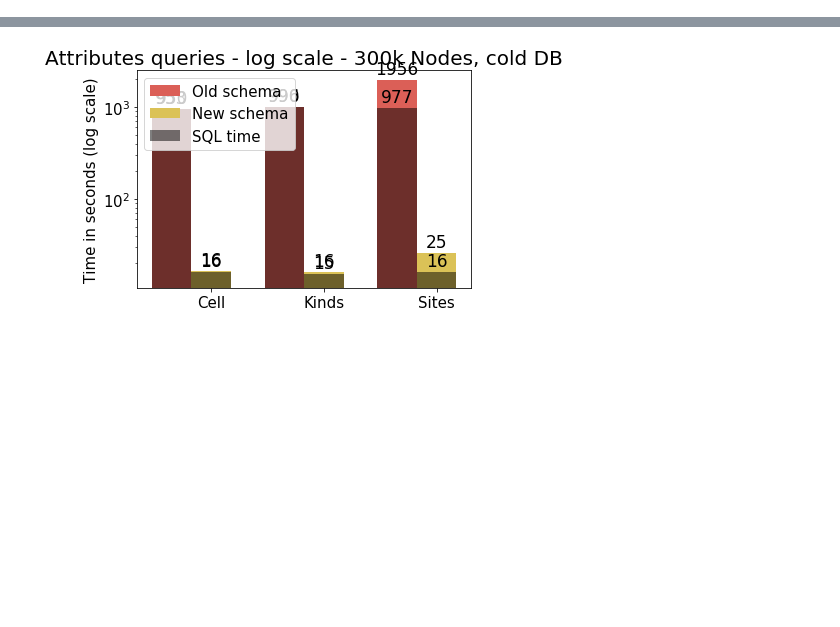
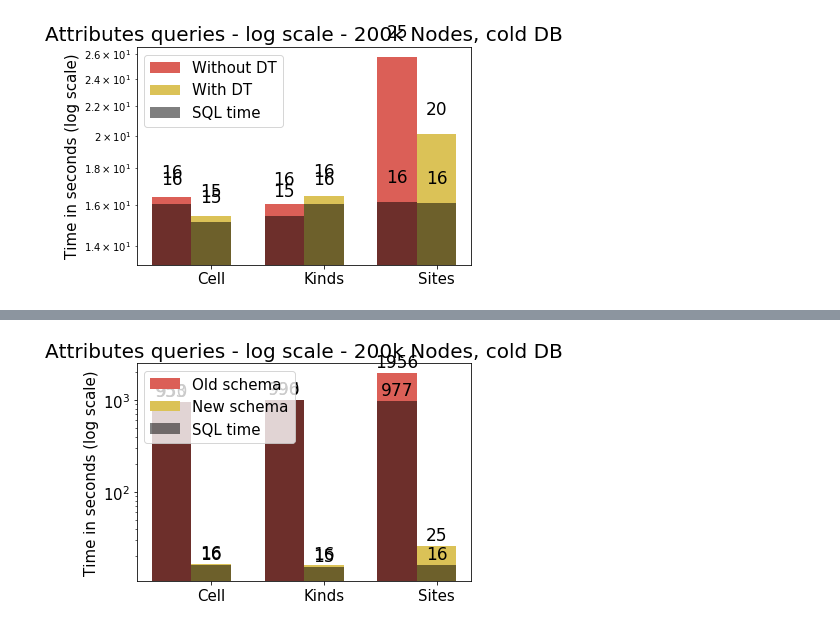
Before and after one commit to szoupanos/aiida_experiments, a Jupyter notebook: speedup_experiments/1.x_v2/graphs/graphs.ipynb, the cells around one changed output, grey strips where cells are left out. Saved outputs shown, nothing was run; the diff lists cells and outputs as text; code cells hidden in the pictures; blank space fills up the shorter version.

```diff
--- a/speedup_experiments/1.x_v2/graphs/graphs.ipynb
+++ b/speedup_experiments/1.x_v2/graphs/graphs.ipynb
@@ -4,3 +4,67 @@
 import seaborn as sns
 import matplotlib.pyplot as plt
 import numpy as np
+# %%
+# JSON speed-up experiments performed by Spyros (repeating Jocelyn's attribute experiments)
+# With a Django database provided by Davide. It's the continuation of Mounet's database.
+# For AiiDA v1
+
+# We compare the execution time in DJango JSONB using attributes queries.
+# In these graphs we compare the time needed with and without datetime conversion
+
+# 200k nodes - part of group 20160222-225236 - Cold DB
+
+# Data come from the following files:
+# speed_tests_aiida_jsonb_small.txt (JSONB - with datetime conversion)
+# speed_tests_aiida_jsonb_small_no_datetime.txt (JSONB - without datetime conversion)
+
+axis_size = 15
+val_size = 17
+title_size = 20
+legent_size = 15
+
+new_schema_with_dt = [16.3869299889, 16.0539438725, 25.7297959328]
+new_schema_sql_with_dt = [16.025652, 15.416674, 16.170481]
+new_schema_without_dt = [15.4248139858, 16.4456310272, 20.1244819164]
+new_schema_sql_without_dt = [15.134946, 16.040837, 16.097701]
+indices = ("cell", "kinds", "sites")
+
+ind = np.arange(3)  # the x locations for the groups
+width = 0.35       # the width of the barc
+cols = sns.color_palette("hls", 8)
+
+fig, ax = plt.subplots()
+rects1 = ax.bar(ind, new_schema_with_dt, width, log=True, color=cols[0])
+
+rects2 = ax.bar(ind + width, new_schema_without_dt, width, log=True, color=cols[1])
+
+rects1_sql = ax.bar(ind, new_schema_sql_with_dt, width, log=True, color='black', alpha=0.5)
+
+rects2_sql = ax.bar(ind + width, new_schema_sql_without_dt, width, log=True, color='black', alpha=0.5)
+
+# add some text for labels, title and axes ticks
+ax.set_ylabel('Time in seconds (log scale)', fontsize=axis_size)
+ax.set_title('Attributes queries - log scale - 200k Nodes, cold DB', fontsize=title_size)
+ax.set_xticks(ind + width)
+plt.yticks(fontsize=axis_size)
+ax.set_xticklabels(('Cell', 'Kinds', 'Sites'), fontsize=axis_size)
+
+ax.legend((rects1[0], rects2[0], rects1_sql[0]), ('With DT', 'Without DT', 'SQL time'),
+          fontsize=legent_size, loc="upper left")
+
+def autolabel(rects):
+    # attach some text labels
+    for rect in rects:
+        height = rect.get_height()
+        ax.text(rect.get_x() + rect.get_width()/2., 1.05*height,
+                '%d' % int(height),
+                ha='center', va='bottom', fontsize=val_size)
+
+autolabel(rects1)
+autolabel(rects1_sql)
+autolabel(rects2)
+autolabel(rects2_sql)
+
+plt.savefig("attr_queries_200_cold_with_attr_jsonb_datetime.svg")
+# %% [output]
+[figure, added]
```
Also changed, not shown: parts of 3 cells of this notebook, 6 other files.
